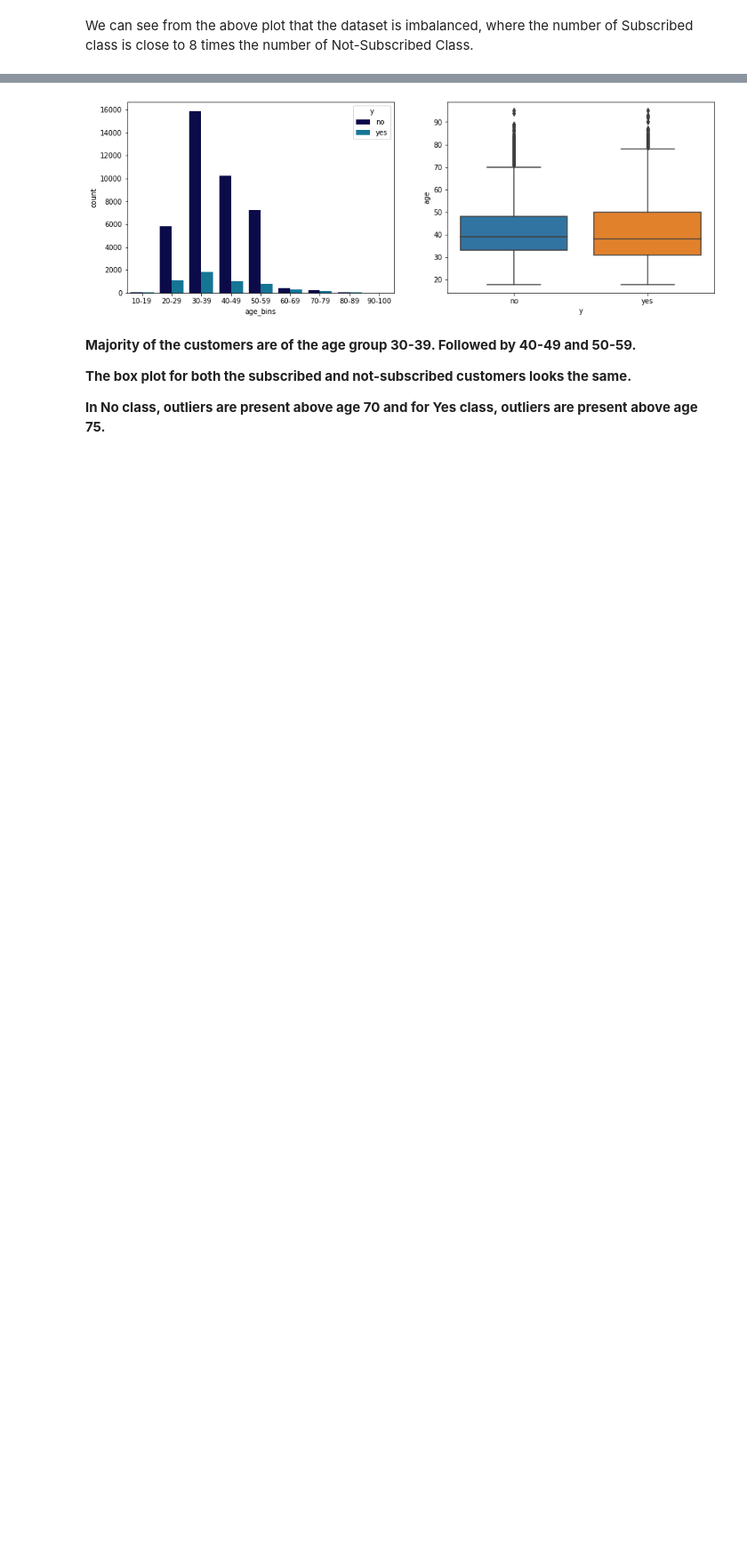
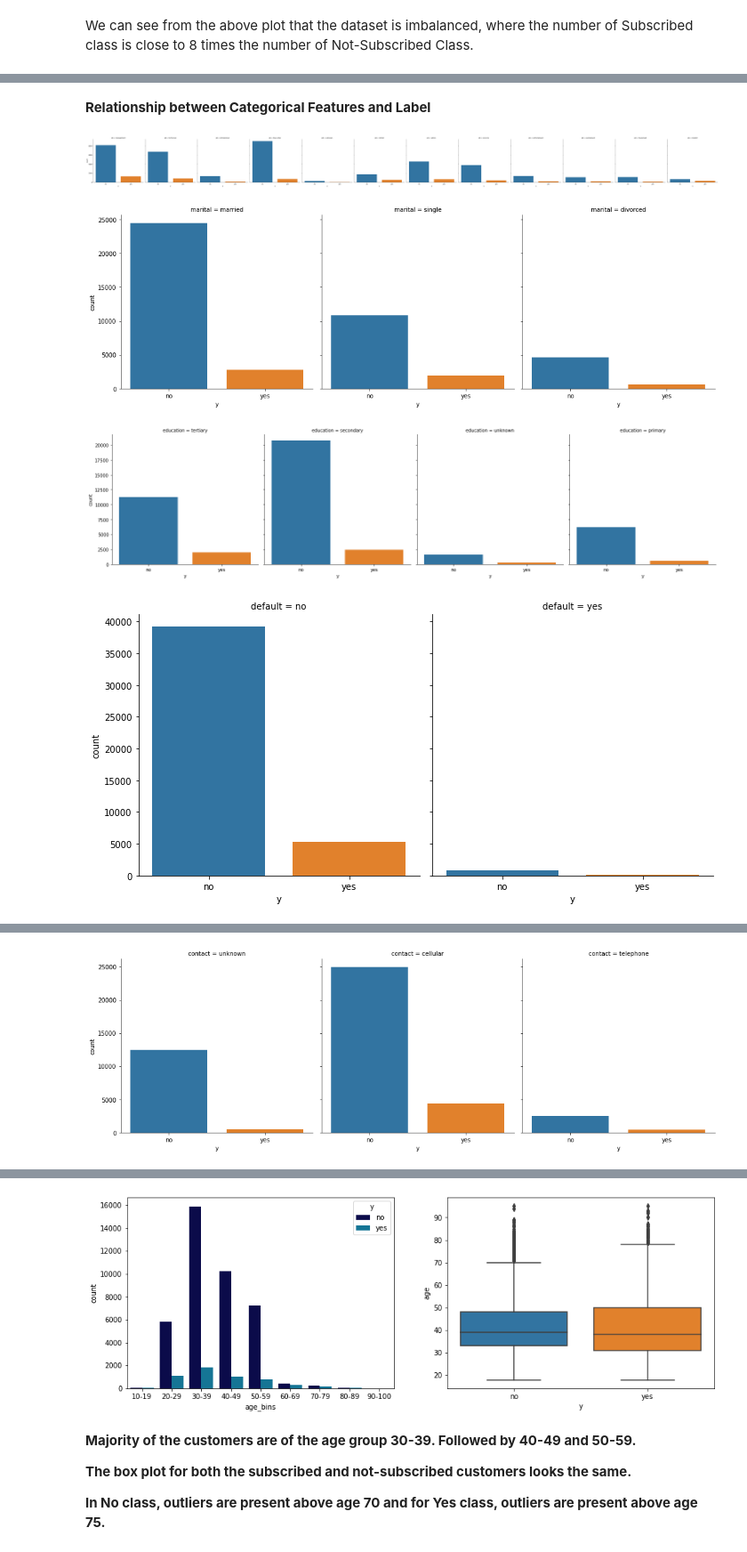
Before and after one commit to niteshgajakosh/Bank-Marketing-Effectiveness-Prediction, a Jupyter notebook: Bank_Marketing_Effectiveness_Prediction_Capstone_Project.ipynb, the cells around one changed output, grey strips where cells are left out. Shown: that part at 89% size. Drawn from its saved outputs; the diff is of its cells as text; code cells hidden in the pictures; blank space fills up the shorter version.

```diff
--- a/Bank_Marketing_Effectiveness_Prediction_Capstone_Project.ipynb
+++ b/Bank_Marketing_Effectiveness_Prediction_Capstone_Project.ipynb
@@ -165,0 +226,15 @@ We can see from the above plot that the dataset is imbalanced, where the number
+# %% [markdown]
+**Relationship between Categorical Features and Label**
+# %%
+#check target label split over categorical features
+#Find out the relationship between categorical variable and dependent variable
+
+for categorical_feature in categorical_features:
+    sns.catplot(x='y', col=categorical_feature, kind='count', data= df)
+
+plt.show()
+# %% [output]
+[figure, added]
+[figure, added]
+[figure, added]
+[figure, added]
@@ -165,0 +243 @@ We can see from the above plot that the dataset is imbalanced, where the number
+[figure, added]
```
Also changed, not shown: parts of 62 cells of this notebook.
